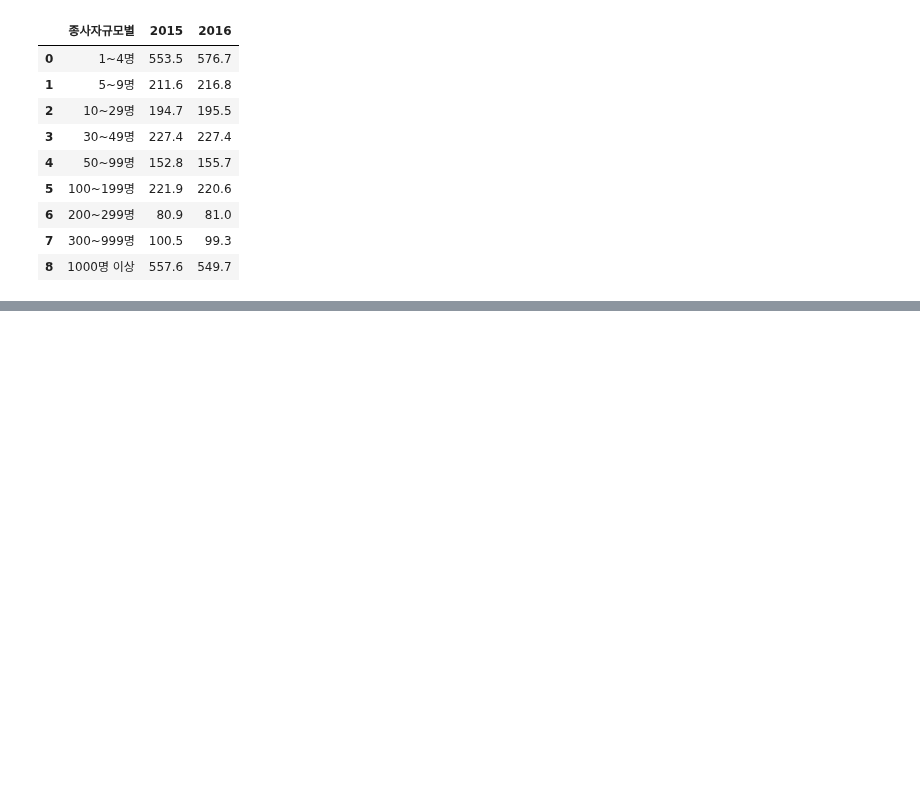
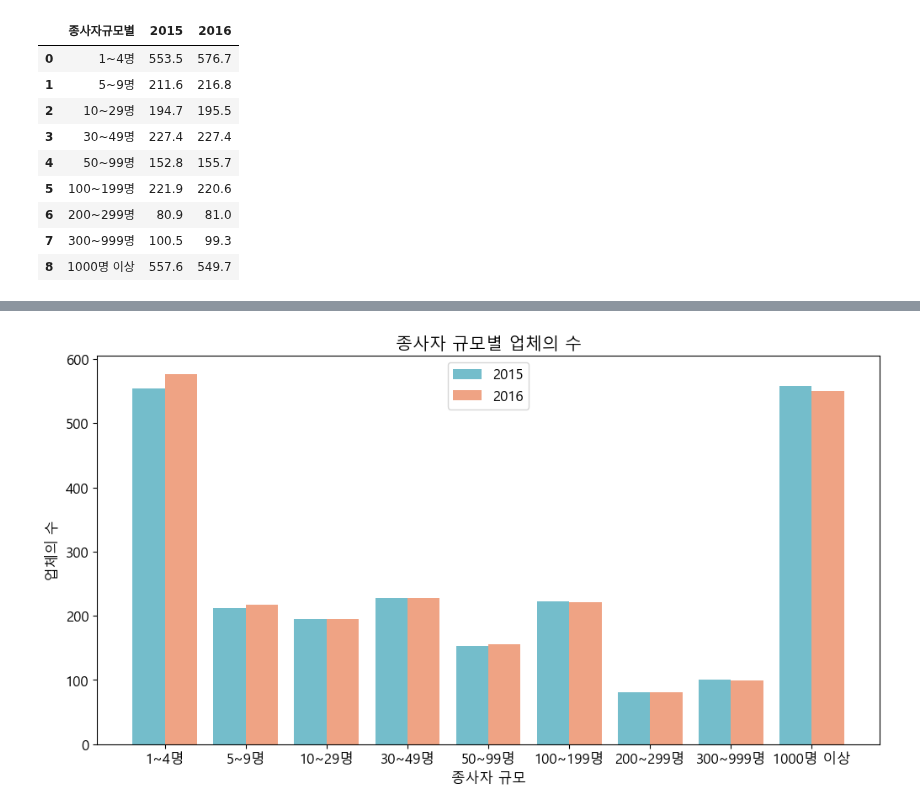
Before and after one commit to hyk2202/megait, a Jupyter notebook: megait/D. 탐색적 데이터 분석/05. 데이터 시각화/(1) Matplotlib/연구과제.ipynb, the cells around one changed output, grey strips where cells are left out. Saved outputs shown, nothing was run; the diff lists cells and outputs as text; code cells hidden in the pictures; blank space fills up the shorter version.

```diff
--- a/megait/D. 탐색적 데이터 분석/05. 데이터 시각화/(1) Matplotlib/연구과제.ipynb
+++ b/megait/D. 탐색적 데이터 분석/05. 데이터 시각화/(1) Matplotlib/연구과제.ipynb
@@ -338,3 +338,9 @@ origin
 | 6 | 200~299명 | 80.9 | 81.0 |
 | 7 | 300~999명 | 100.5 | 99.3 |
 | 8 | 1000명 이상 | 557.6 | 549.7 |
+# %%
+y1 = list(origin[2015])
+y2 = list(origin[2016])
+x = np.arange(0, len(y1))
+xticks = list(origin['종사자규모별'])
+x, y1, y2, xticks
@@ -340,0 +360,14 @@ origin
+# %%
+plt.figure()
+plt.title('종사자 규모별 업체의 수')
+plt.bar(x-0.2,y1, color = '#74BDCB',width=0.4, label = '2015')
+plt.bar(x+0.2,y2, color = '#EFA384',width=0.4, label = '2016')
+plt.legend()
+plt.xlabel('종사자 규모')
+plt.xticks(x,xticks)
+plt.ylabel('업체의 수')
+plt.savefig('문제5.png',dpi = 300)
+plt.show()
+plt.close()
+# %% [output]
+[figure, added]
```
Also changed, not shown: parts of 1 cell of this notebook.
